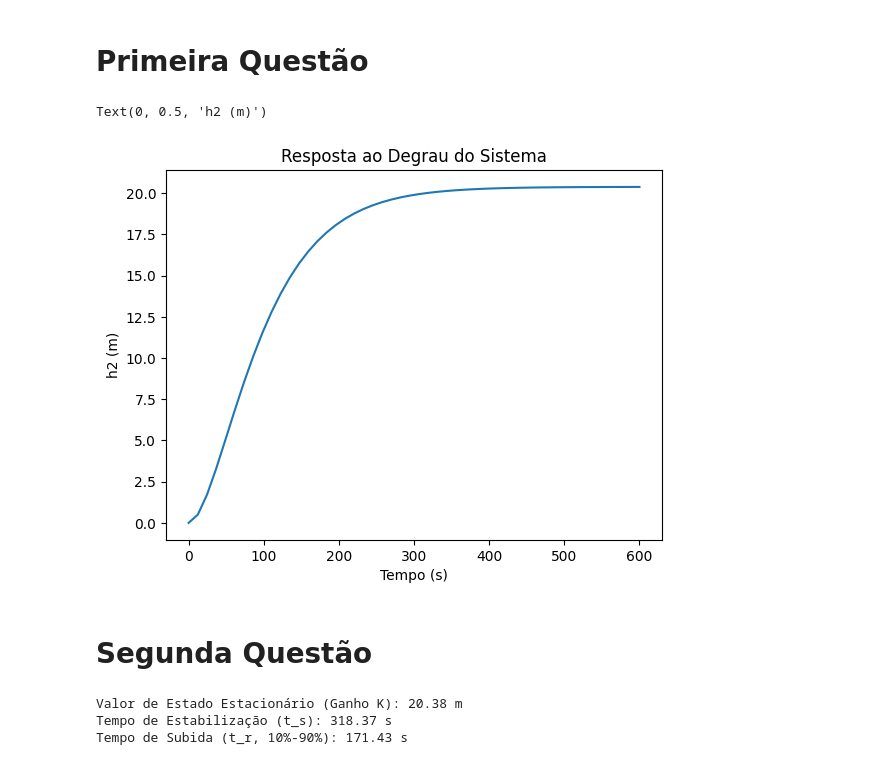
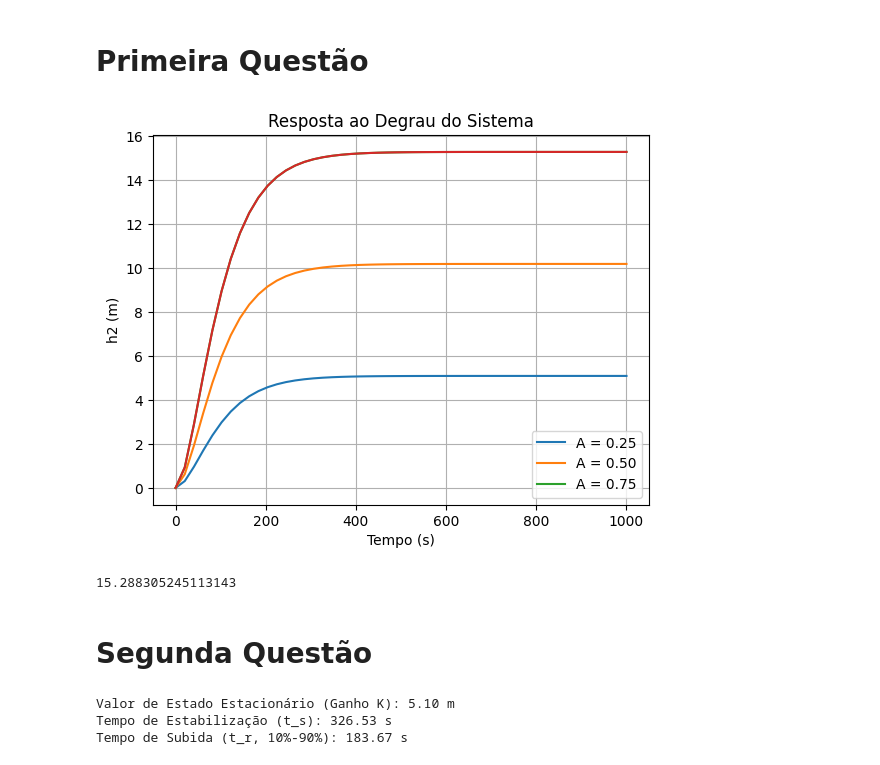
Before and after one commit to Daviipontes/ProjectWork-, a Jupyter notebook: CodigosTask2/task2.ipynb, the cells around one changed output. Drawn from its saved outputs; the diff is of its cells as text; code cells hidden in the pictures.

```diff
--- a/CodigosTask2/task2.ipynb
+++ b/CodigosTask2/task2.ipynb
@@ -6,31 +6,32 @@ import numpy as np
 # Primeira Questão
 # %%
 num = 0.007848
-den = [1,0.040221,0.000385]
-
-# Com base no sistema, definimos a amplitude da entrada de degrau como 1m³/s
-A = 1
+den = [1, 0.040221, 0.000385]
 
 # Criando o sistema de controle com a função de transferência
-y = ct.tf(num, den)
+sys = ct.tf(num, den)
 
-# Calculando a resposta ao degrau do sistema
-# Multiplicando a resposta pelo fator de amplitude A
-t, y = ct.step_response(y*A, T=np.linspace(0, 600))
-
+# Criando um loop para plotar a resposta ao degrau para difertes valores de A
+for A in np.arange(0.25,1, 0.25):
+    t, y = ct.step_response(sys * A, T=np.linspace(0, 1000))
+    plt.plot(t, y, label=f'A = {A:.2f}')
 # Plotando a resposta ao degrau
 plt.plot(t, y)
 plt.title('Resposta ao Degrau do Sistema')
 plt.xlabel('Tempo (s)')
 plt.ylabel('h2 (m)')
+plt.grid(True)
+plt.legend()
+plt.show()
+print( y[-1] )  # Exibe o valor final da resposta ao degrau
 # %% [output]
+[figure, new version]
-Text(0, 0.5, 'h2 (m)')
+15.288305245113143
-[figure, old version]
 # %% [markdown]
 # Segunda Questão
 # %%
 # Para um degrau unitário, este valor é o ganho do sistema (G(s) com s=0).
-ganho = num / den[2]
+ganho = 0.25* num / den[2]
 print(f"Valor de Estado Estacionário (Ganho K): {ganho:.2f} m")
 
 
@@ -45,6 +46,6 @@ t_90 = t[np.where(y >= 0.9 * y[-1])[0][0]]
 tempo_subida = t_90 - t_10
 print(f"Tempo de Subida (t_r, 10%-90%): {tempo_subida:.2f} s")
 # %% [output]
-Valor de Estado Estacionário (Ganho K): 20.38 m
-Tempo de Estabilização (t_s): 318.37 s
-Tempo de Subida (t_r, 10%-90%): 171.43 s
+Valor de Estado Estacionário (Ganho K): 5.10 m
+Tempo de Estabilização (t_s): 326.53 s
+Tempo de Subida (t_r, 10%-90%): 183.67 s
```
